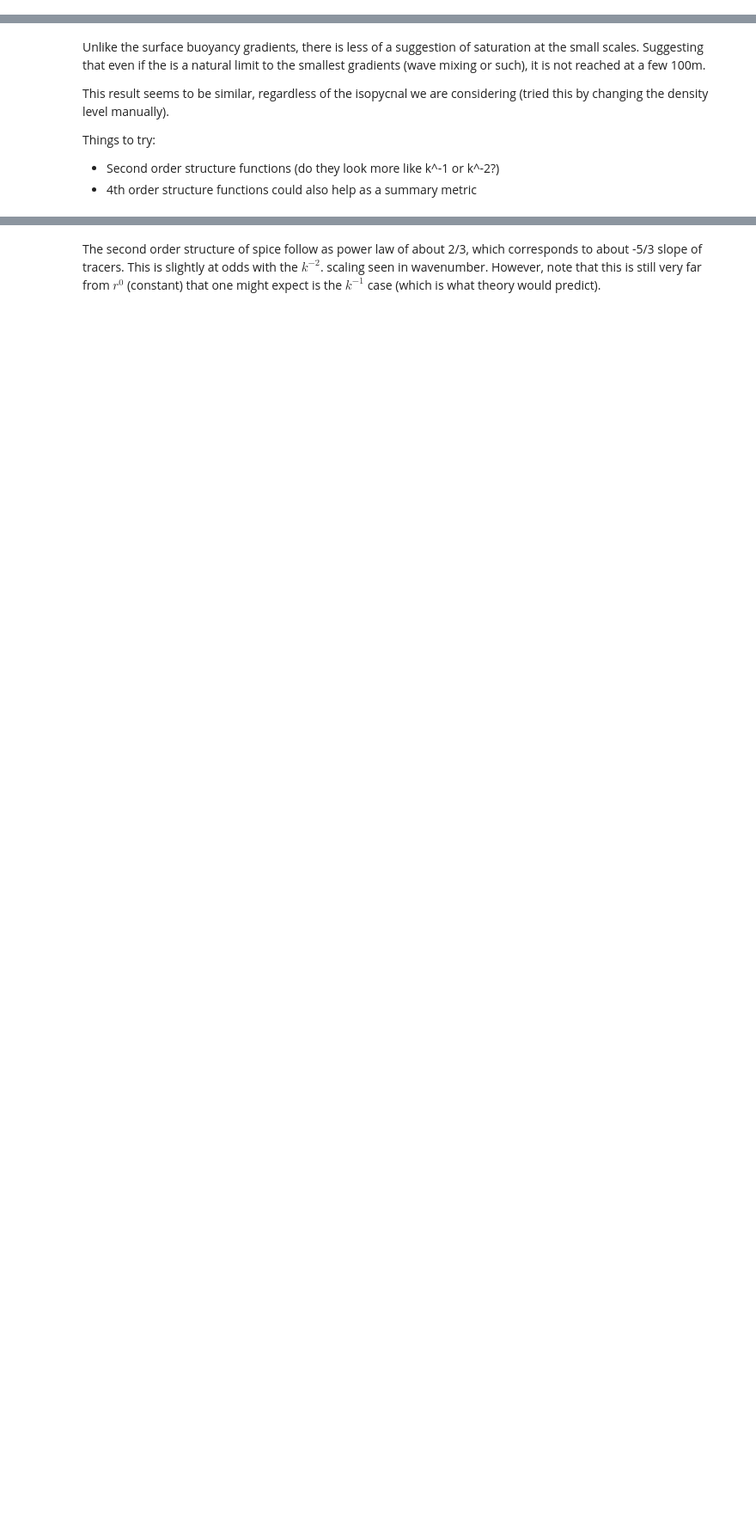
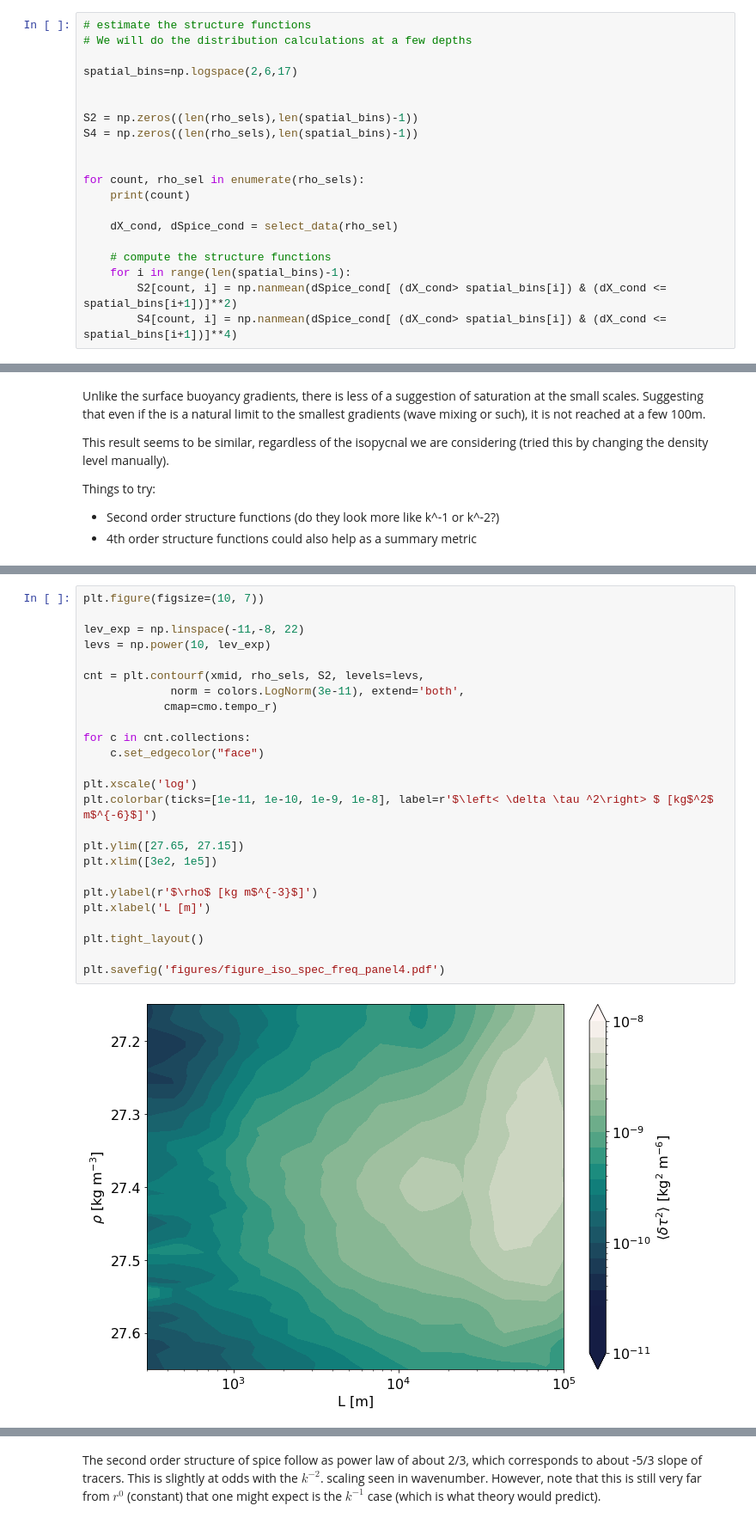
Before and after one commit to dhruvbalwada/sogos, a Jupyter notebook: notebooks/notebooks_variability_paper/along_isopycnal_spice_gradients_v2.ipynb, the cells around one changed output, grey strips where cells are left out. Shown: that part at 86% size. Drawn from its saved outputs; the diff is of its cells as text; blank space fills up the shorter version.

```diff
--- a/notebooks/notebooks_variability_paper/along_isopycnal_spice_gradients_v2.ipynb
+++ b/notebooks/notebooks_variability_paper/along_isopycnal_spice_gradients_v2.ipynb
@@ -294,0 +245,20 @@ plt.grid()
+# %%
+# estimate the structure functions
+# We will do the distribution calculations at a few depths
+
+spatial_bins=np.logspace(2,6,17)
+
+
+S2 = np.zeros((len(rho_sels),len(spatial_bins)-1))
+S4 = np.zeros((len(rho_sels),len(spatial_bins)-1))
+
+
+for count, rho_sel in enumerate(rho_sels):
+    print(count)
+
+    dX_cond, dSpice_cond = select_data(rho_sel)
+
+    # compute the structure functions
+    for i in range(len(spatial_bins)-1):
+        S2[count, i] = np.nanmean(dSpice_cond[ (dX_cond> spatial_bins[i]) & (dX_cond <= spatial_bins[i+1])]**2)
+        S4[count, i] = np.nanmean(dSpice_cond[ (dX_cond> spatial_bins[i]) & (dX_cond <= spatial_bins[i+1])]**4)
@@ -339,0 +304,27 @@ Text(0, 0.5, '$< d \\tau ^2>$')
+# %%
+plt.figure(figsize=(10, 7))
+
+lev_exp = np.linspace(-11,-8, 22)
+levs = np.power(10, lev_exp)
+
+cnt = plt.contourf(xmid, rho_sels, S2, levels=levs,
+             norm = colors.LogNorm(3e-11), extend='both',
+            cmap=cmo.tempo_r)
+
+for c in cnt.collections:
+    c.set_edgecolor("face")
+
+plt.xscale('log')
+plt.colorbar(ticks=[1e-11, 1e-10, 1e-9, 1e-8], label=r'$\left< \delta \tau ^2\right> $ [kg$^2$ m$^{-6}$]')
+
+plt.ylim([27.65, 27.15])
+plt.xlim([3e2, 1e5])
+
+plt.ylabel(r'$\rho$ [kg m$^{-3}$]')
+plt.xlabel('L [m]')
+
+plt.tight_layout()
+
+plt.savefig('figures/figure_iso_spec_freq_panel4.pdf')
+# %% [output]
+[figure, added]
```
Also changed, not shown: parts of 25 cells of this notebook, 1 other file.
